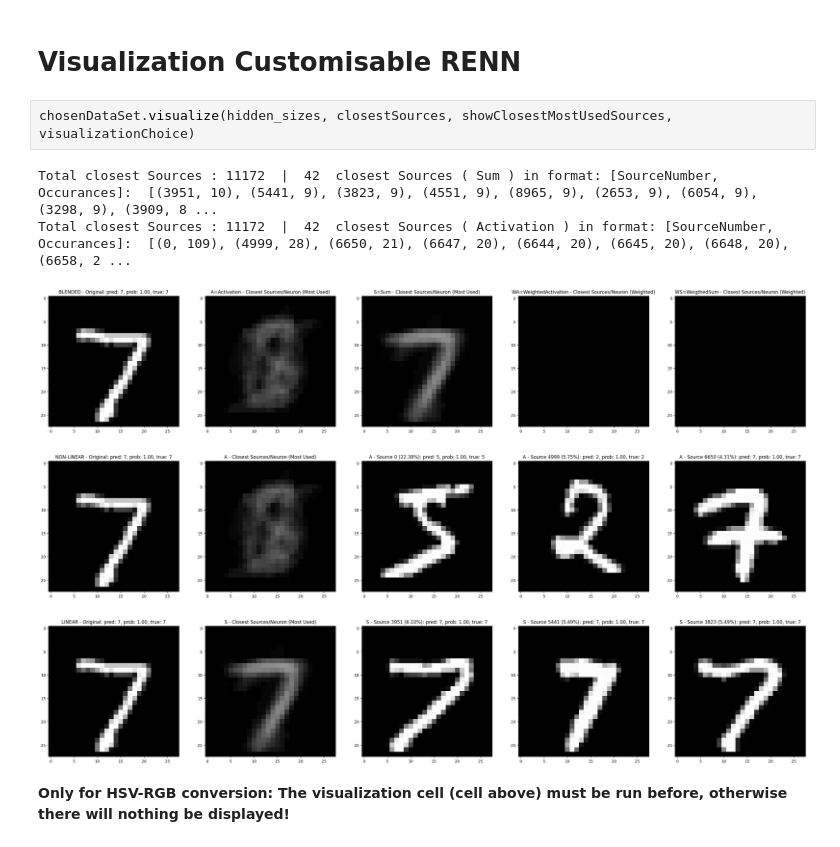
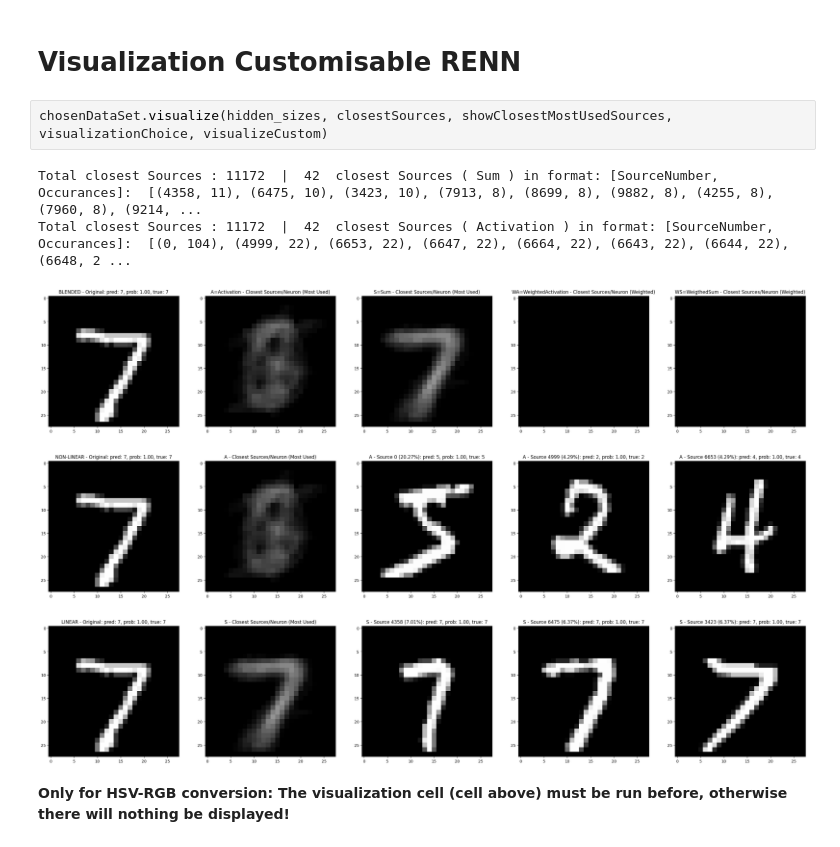
Before and after one commit to luca-g97/Interactive-AI-Playground, a Jupyter notebook: Interactive_AI_Playground.ipynb, the cells around one changed output. Drawn from its saved outputs; the diff is of its cells as text.

Commit message:
Notebook now containing correct Custom Visualization

```diff
--- a/Interactive_AI_Playground.ipynb
+++ b/Interactive_AI_Playground.ipynb
@@ -212,13 +210,13 @@ Hooks finished successfully
 # %% [markdown]
 # Visualization Customisable RENN
 # %%
-chosenDataSet.visualize(hidden_sizes, closestSources, showClosestMostUsedSources, visualizationChoice)
+chosenDataSet.visualize(hidden_sizes, closestSources, showClosestMostUsedSources, visualizationChoice, visualizeCustom)
 # %% [output]
-Total closest Sources : 11172  |  42  closest Sources ( Sum ) in format: [SourceNumber, Occurances]:  [(3951, 10), (5441, 9), (3823, 9), (4551, 9), (8965, 9), (2653, 9), (6054, 9), (3298, 9), (3909, 8 ...
-Total closest Sources : 11172  |  42  closest Sources ( Activation ) in format: [SourceNumber, Occurances]:  [(0, 109), (4999, 28), (6650, 21), (6647, 20), (6644, 20), (6645, 20), (6648, 20), (6658, 2 ...
+Total closest Sources : 11172  |  42  closest Sources ( Sum ) in format: [SourceNumber, Occurances]:  [(4358, 11), (6475, 10), (3423, 10), (7913, 8), (8699, 8), (9882, 8), (4255, 8), (7960, 8), (9214, ...
+Total closest Sources : 11172  |  42  closest Sources ( Activation ) in format: [SourceNumber, Occurances]:  [(0, 104), (4999, 22), (6653, 22), (6647, 22), (6664, 22), (6643, 22), (6644, 22), (6648, 2 ...
 [figure]
-[figure, old version]
+[figure, new version]
-[figure, old version]
+[figure, new version]
 # %% [markdown]
 **Only for HSV-RGB conversion: The visualization cell (cell above) must be run before, otherwise there will nothing be displayed!**
 # %%
```
Also changed, not shown: parts of 4 cells of this notebook.
